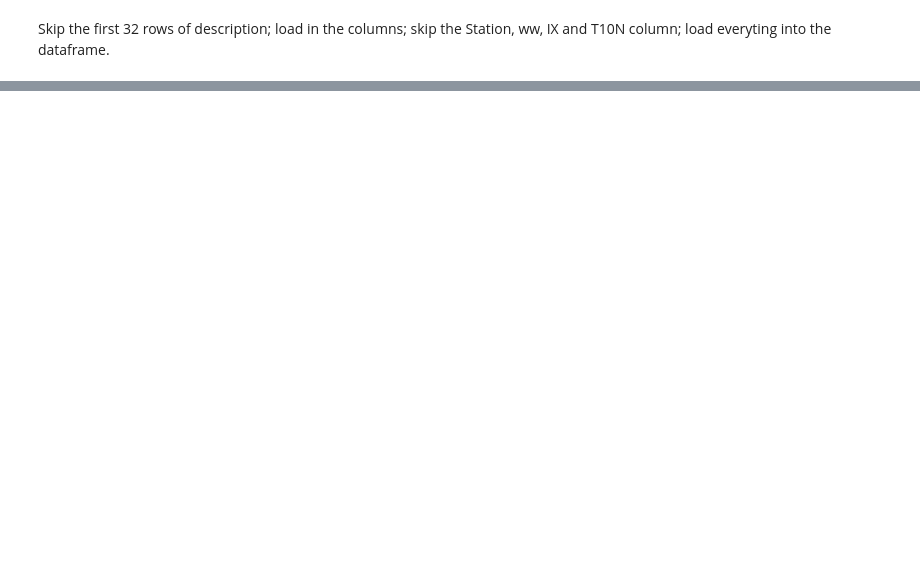
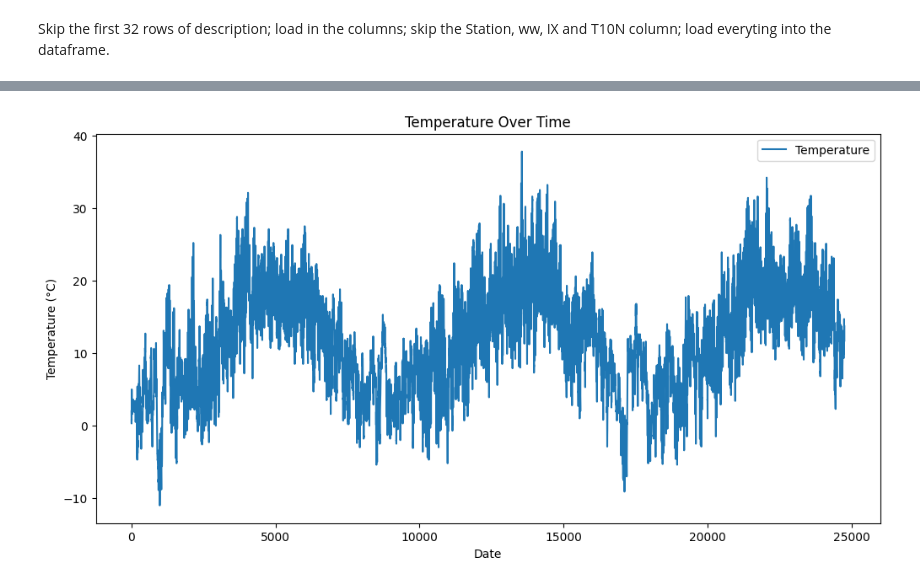
Before and after one commit to MichalI495002/S4-AI-JUGO-Assigment-, a Jupyter notebook: Notebooks/Phase 1/toSort/Weatherdata.ipynb, the cells around one changed output, grey strips where cells are left out. Cells and saved outputs as stored; diff of their text form; code cells hidden in the pictures; blank space fills up the shorter version.

```diff
--- a/Notebooks/Phase 1/toSort/Weatherdata.ipynb
+++ b/Notebooks/Phase 1/toSort/Weatherdata.ipynb
@@ -268,0 +248,11 @@ These graph only shows the days when there was snow in Eindhoven. The data only
+# %%
+# Time series plot of temperature
+plt.figure(figsize=(12, 6))
+plt.plot(df.index, df['T'], label='Temperature')
+plt.xlabel('Date')
+plt.ylabel('Temperature (°C)')
+plt.title('Temperature Over Time')
+plt.legend()
+plt.show()
+# %% [output]
+[figure, added]
```
Also changed, not shown: parts of 50 cells of this notebook, 1 other file.
